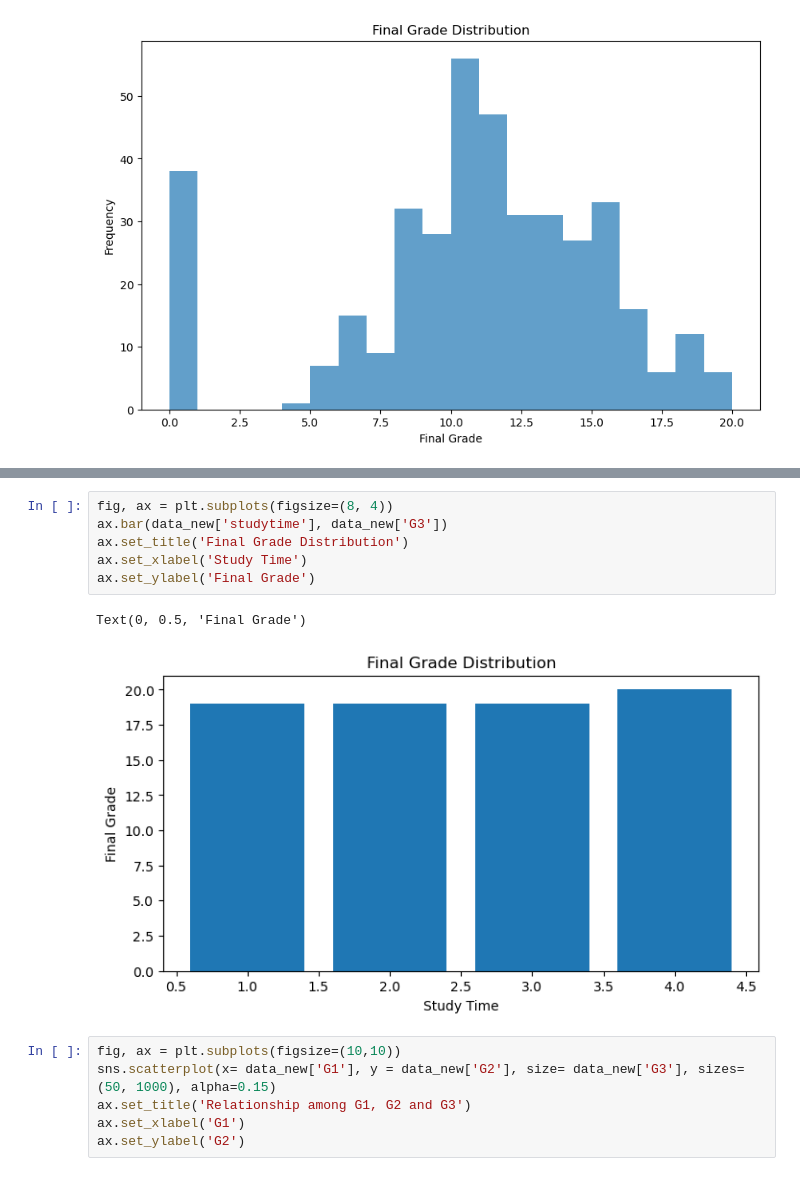
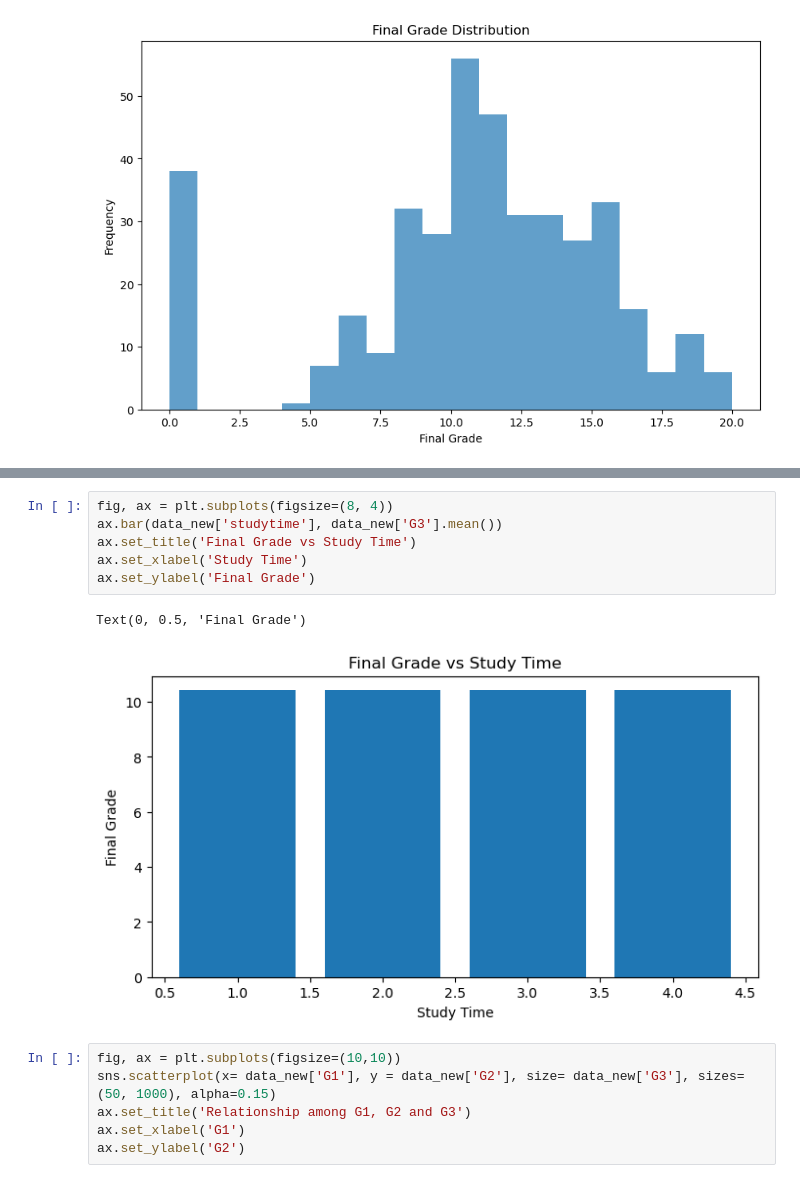
Before and after one commit to AsifNibir/Student-Grade-Prediction, a Jupyter notebook: notebook_student.ipynb, the cells around one changed output, grey strips where cells are left out. Saved outputs shown, nothing was run; the diff lists cells and outputs as text.

```diff
--- a/notebook_student.ipynb
+++ b/notebook_student.ipynb
@@ -138,12 +160,12 @@ Text(0, 0.5, 'Frequency')
 # %%
 fig, ax = plt.subplots(figsize=(8, 4))
-ax.bar(data_new['studytime'], data_new['G3'])
-ax.set_title('Final Grade Distribution')
+ax.bar(data_new['studytime'], data_new['G3'].mean())
+ax.set_title('Final Grade vs Study Time')
 ax.set_xlabel('Study Time')
 ax.set_ylabel('Final Grade')
 # %% [output]
 Text(0, 0.5, 'Final Grade')
-[figure, old version]
+[figure, new version]
 # %%
 fig, ax = plt.subplots(figsize=(10,10))
 sns.scatterplot(x= data_new['G1'], y = data_new['G2'], size= data_new['G3'], sizes=(50, 1000), alpha=0.15)
```
Also changed, not shown: parts of 4 cells of this notebook.
